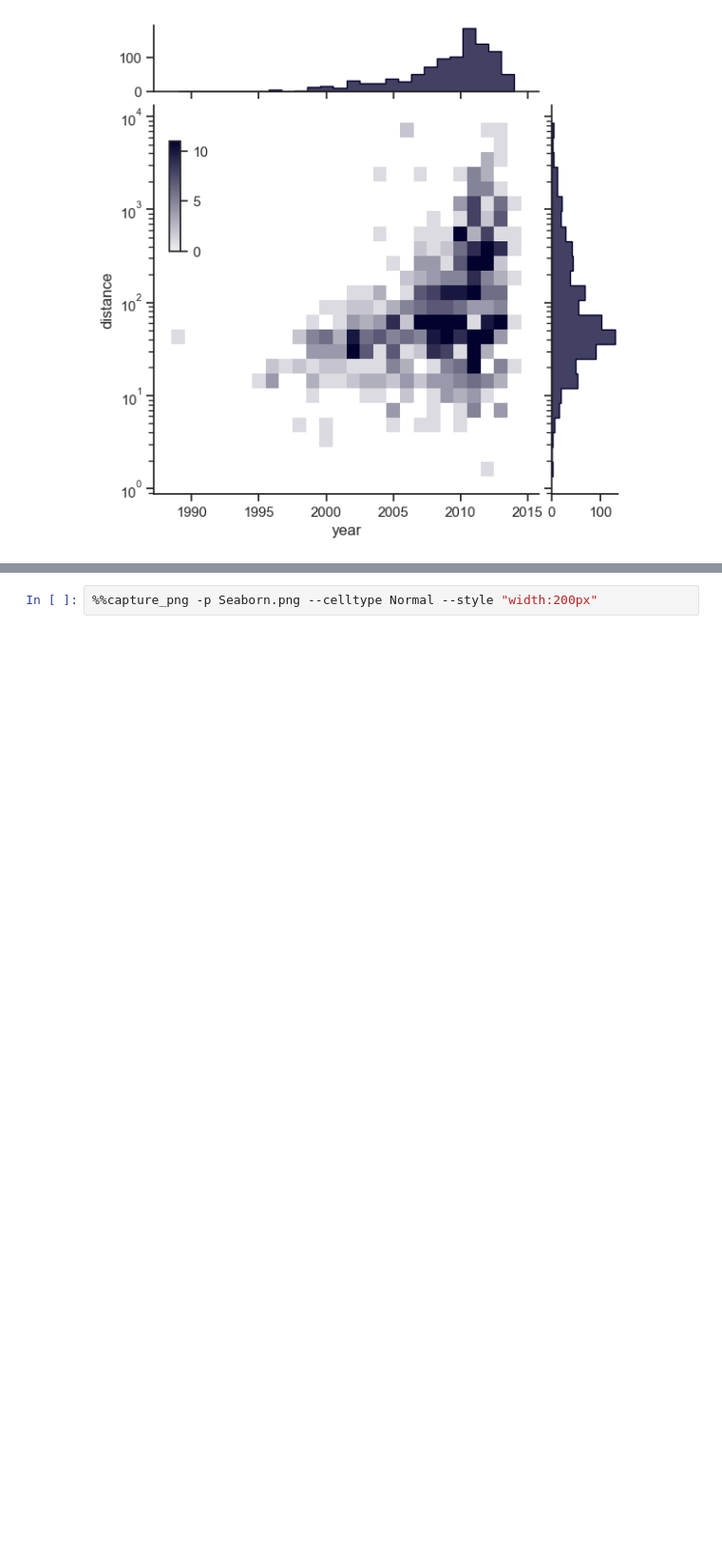
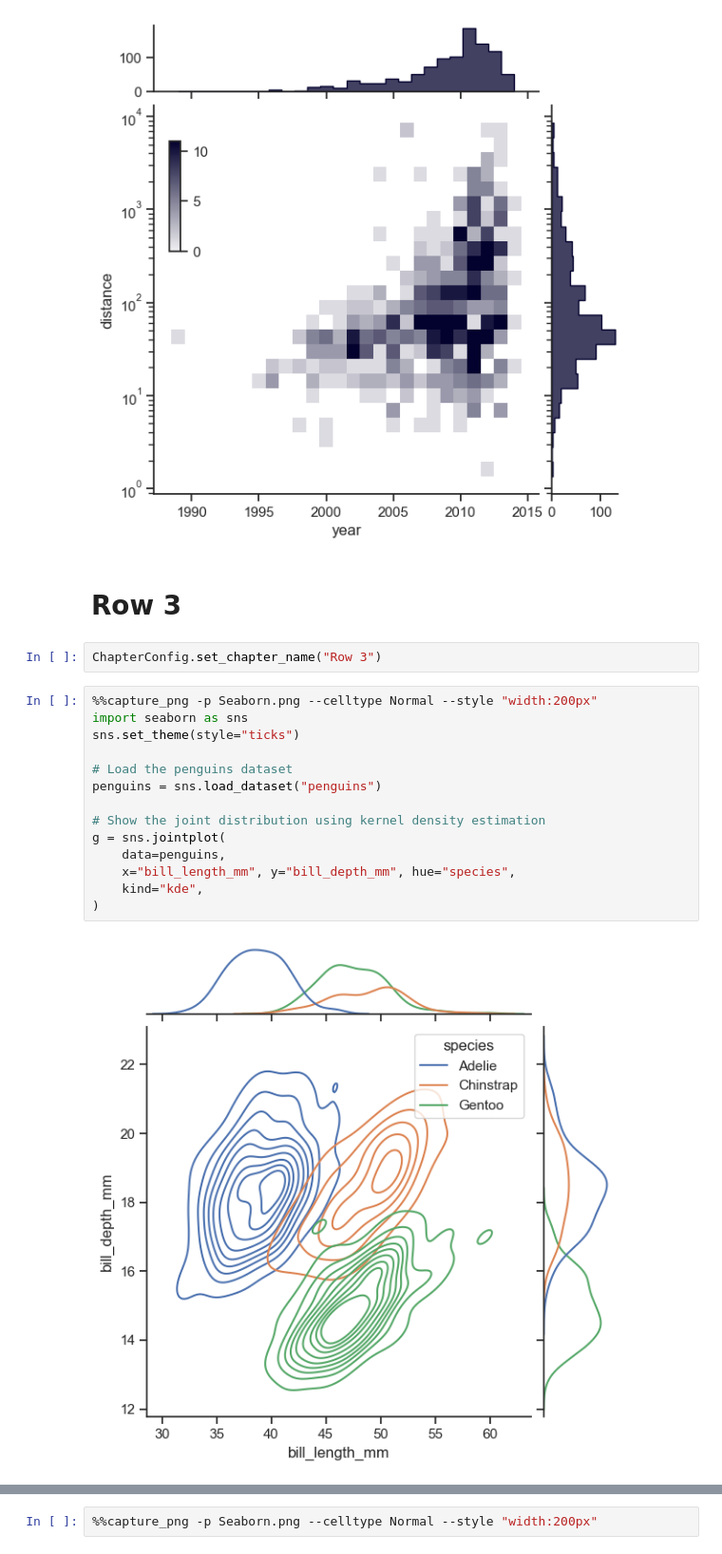
Before and after one commit to kolibril13/plywood-gallery-seaborn, a Jupyter notebook: gallery.ipynb, the cells around one changed output, grey strips where cells are left out. Shown at 95% size. Cells and saved outputs as stored; diff of their text form; blank space fills up the shorter version.

```diff
--- a/gallery.ipynb
+++ b/gallery.ipynb
@@ -323,3 +326,23 @@ g.plot_marginals(sns.histplot, element="step", color="#03012d")
 # %% [output]
 <seaborn.axisgrid.JointGrid at 0x...>
 [figure]
+# %% [markdown]
+# Row 3
+# %%
+ChapterConfig.set_chapter_name("Row 3")
+# %%
+%%capture_png -p Seaborn.png --celltype Normal --style "width:200px"
+import seaborn as sns
+sns.set_theme(style="ticks")
+
+# Load the penguins dataset
+penguins = sns.load_dataset("penguins")
+
+# Show the joint distribution using kernel density estimation
+g = sns.jointplot(
+    data=penguins,
+    x="bill_length_mm", y="bill_depth_mm", hue="species",
+    kind="kde",
+)
+# %% [output]
+[figure, added]
```
Also changed, not shown: parts of 42 cells of this notebook, 12 other files.
